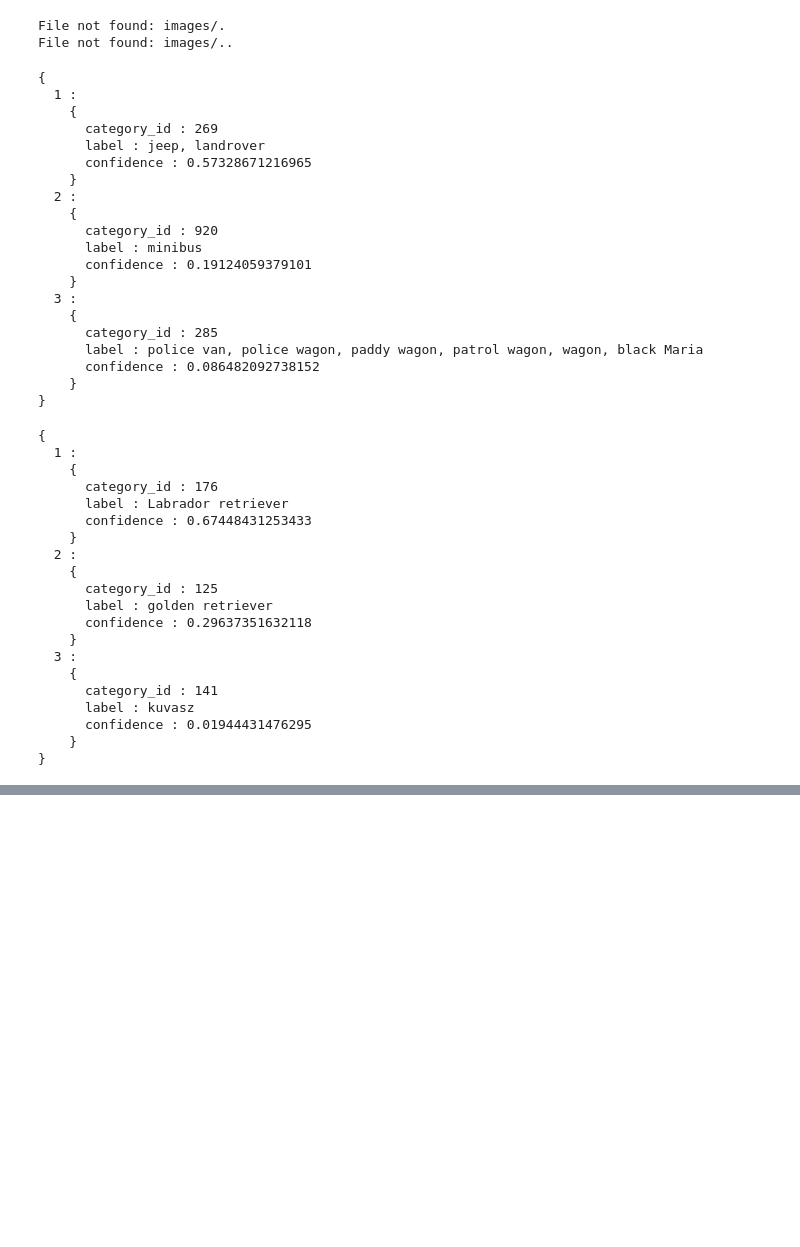
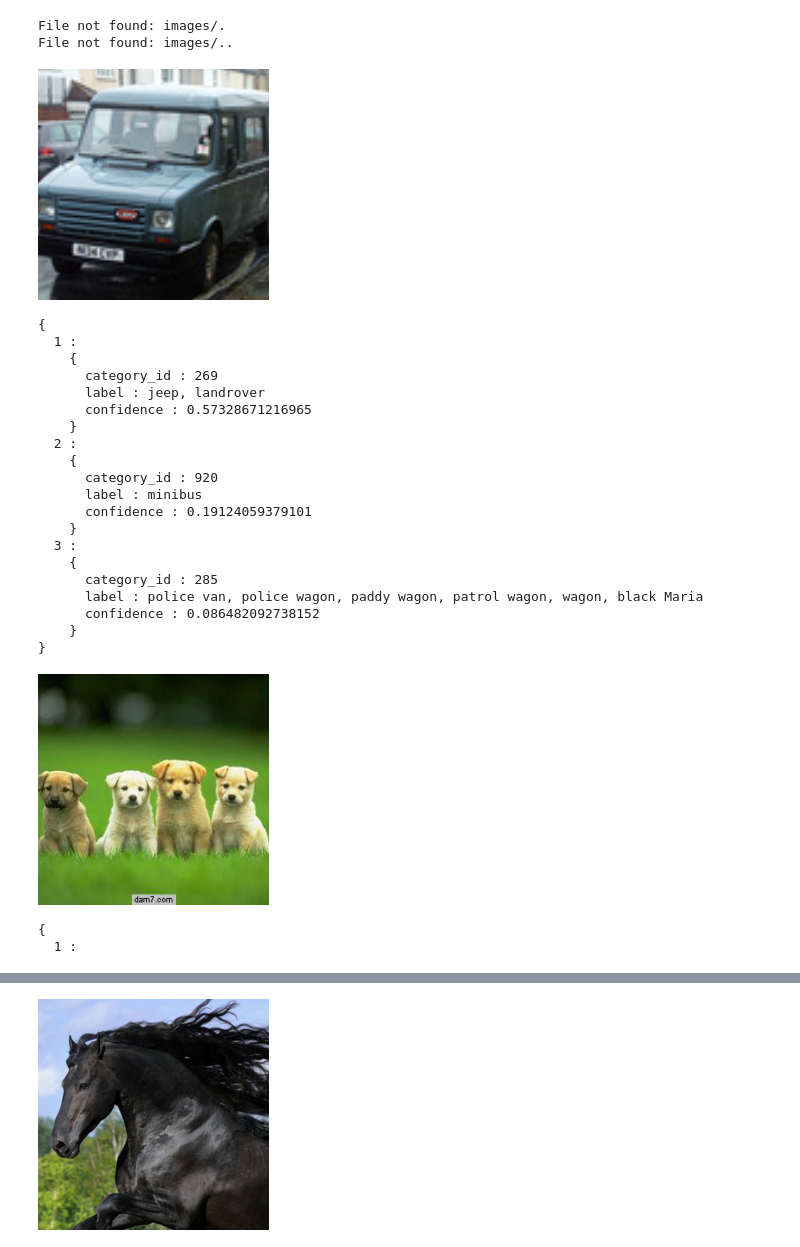
Before and after one commit to frankcarey/nupic-deep-learning, a Jupyter notebook: overfeat-example.ipynb, the cells around one changed output, grey strips where cells are left out. Saved outputs shown, nothing was run; the diff lists cells and outputs as text; code cells hidden in the pictures; blank space fills up the shorter version.

Commit message:
Working for random images

```diff
--- a/overfeat-example.ipynb
+++ b/overfeat-example.ipynb
@@ -113,19 +98,21 @@ nn.Sequential {
 # %%
 for file in img_list do
   img = ImgLoader:load(dirpath .. file);
   if not img then goto continue end
   --itorch.image(img)
+  itorch.image(img)
   output = net:forward(img)
   pred_a = Predictions:new{output = output}
   pred_a:init()
   pred_a:sort()
   print(pred_a:getN(3))
   ::continue::
   pred_a = nil
 end
 # %% [output]
 File not found: images/.
 File not found: images/..
+[figure, added]
 {
   1 :
     {
@@ -146,23 +133,6 @@ File not found: images/..
       confidence : 0.086482092738152
     }
 }
+[figure, added]
 {
   1 :
-    {
-      category_id : 176
-      label : Labrador retriever
-      confidence : 0.67448431253433
-    }
-  2 :
-    {
-      category_id : 125
-      label : golden retriever
-      confidence : 0.29637351632118
-    }
-  3 :
-    {
-      category_id : 141
-      label : kuvasz
-      confidence : 0.01944431476295
-    }
-}
@@ -177,0 +157 @@ File not found: images/..
+[figure, added]
```
Also changed, not shown: parts of 2 cells of this notebook.
